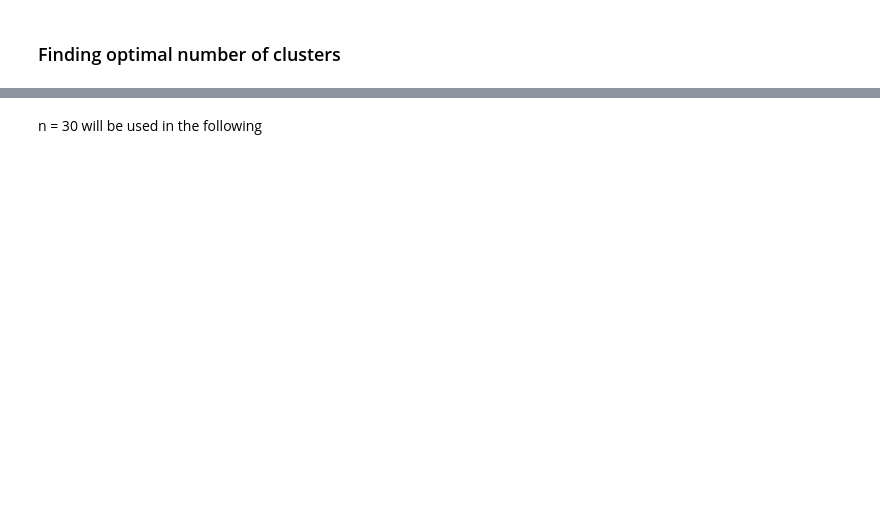
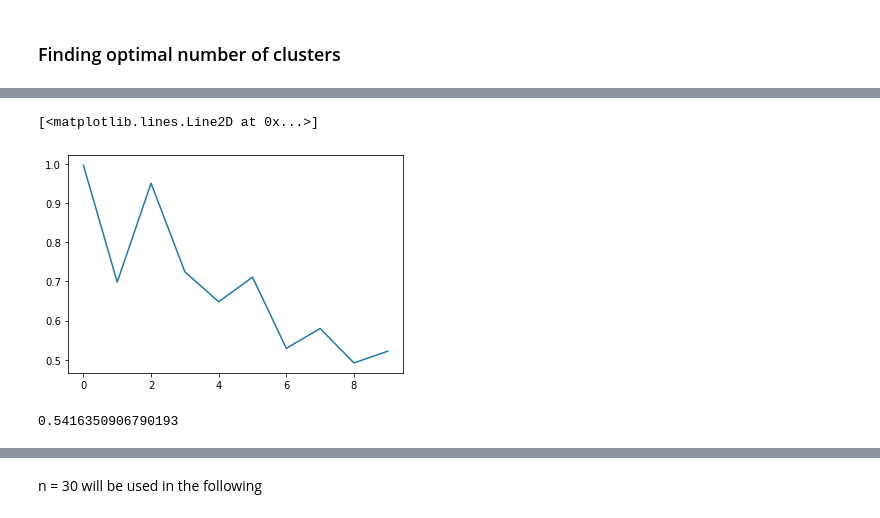
Before and after one commit to ALuchinsky/Spring2022_CS6500, a Jupyter notebook: notebooks/AL_kmeans_clustering.ipynb, the cells around one changed output, grey strips where cells are left out. Cells and saved outputs as stored; diff of their text form; code cells hidden in the pictures; blank space fills up the shorter version.

```diff
--- a/notebooks/AL_kmeans_clustering.ipynb
+++ b/notebooks/AL_kmeans_clustering.ipynb
@@ -113,0 +119,15 @@ for k in range(2, 100):
+# %%
+def get_nth_cluster(kmeans_fit, n):
+    num = kmeans_fit.summary.predictions.groupby("prediction").count().sort(desc("count")).select("prediction").collect()[n][0]
+    return [a[0] for a in kmeans_fit.summary.predictions.filter("prediction == "+str(num)).select("id").sort("id").collect()]
+# %%
+def cluster_distance(C1, C2):
+    s1 = set(C1)
+    s2 = set(C2)
+    s12 = s1.intersection(s2)
+    return 2*len(s12)/(len(s1)+len(s2))
+# %%
+def clusters_difference(k, irange=range(3), seed1=1, seed2=2, data = transformed_data):
+    fit1 = KMeans(featuresCol="features", k=k, seed = seed1).fit(transformed_data)
+    fit2 = KMeans(featuresCol="features", k=k, seed = seed2).fit(transformed_data)
+    return sum([ cluster_distance( get_nth_cluster(fit1, i), get_nth_cluster(fit2, i)) for i in irange])/k
@@ -113,0 +138,8 @@ for k in range(2, 100):
+# %%
+stability_dict = dict()
+print("".join(["["]+[" "]*(10-2)+["]"]))
+print("[", end="")
+for k in range(2, 20):
+    print(".", end="")
+    stability_dict[k] = [clusters_difference(k=k, seed1=0, seed2 = i) for i in range(10)]
+print("]")
@@ -113,0 +160,9 @@ for k in range(2, 100):
+# %%
+plt.plot([np.mean(stability_dict[k]) for k in  stability_dict.keys()])
+# %% [output]
+[<matplotlib.lines.Line2D at 0x...>]
+[figure, added]
+# %%
+clusters_difference(k=12, seed1=0, seed2=2)
+# %% [output]
+0.5416350906790193
```
Also changed, not shown: parts of 27 cells of this notebook, 2 other files.
